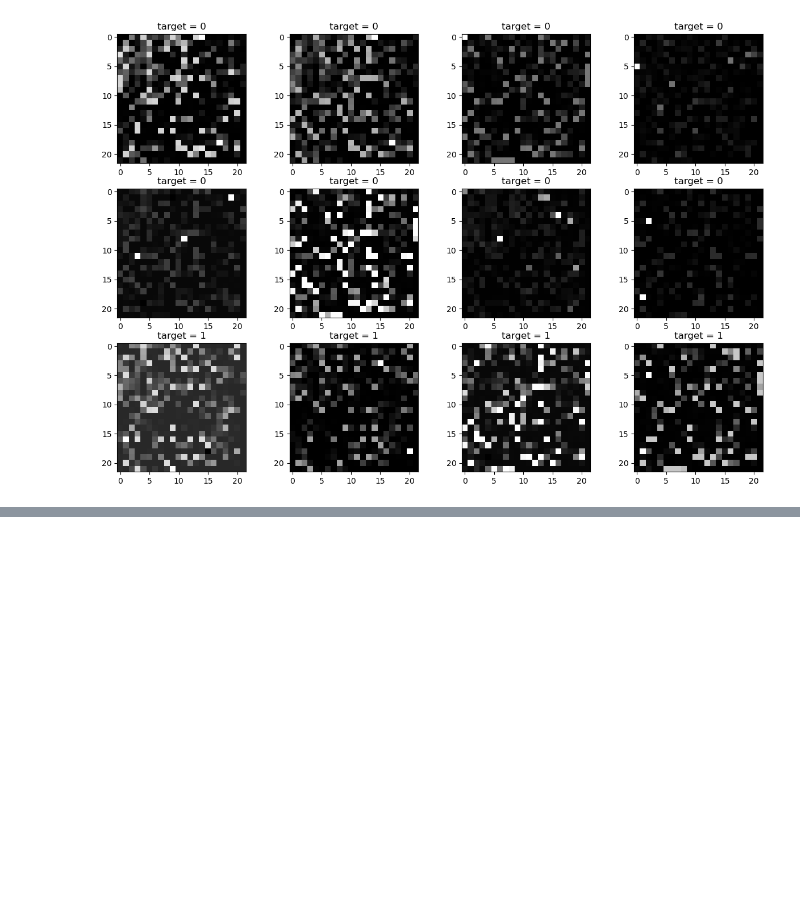
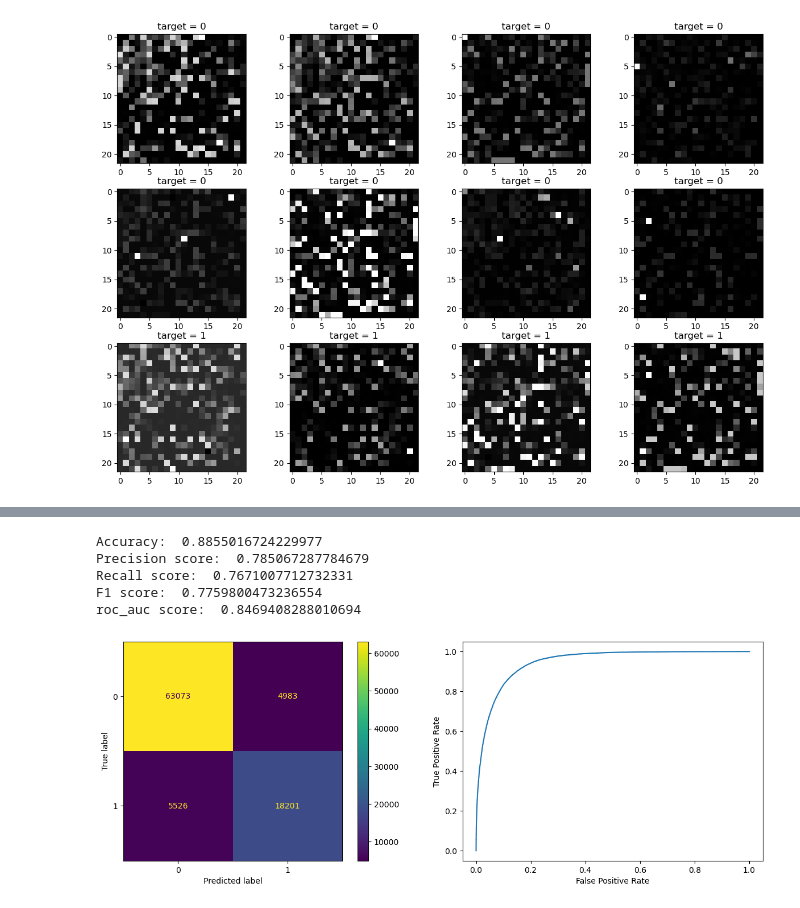
Before and after one commit to AyseAsude/American-Express-Default-Prediction, a Jupyter notebook: tab2img.ipynb, the cells around one changed output, grey strips where cells are left out. Drawn from its saved outputs; the diff is of its cells as text; code cells hidden in the pictures; blank space fills up the shorter version.

```diff
--- a/tab2img.ipynb
+++ b/tab2img.ipynb
@@ -46,0 +197,13 @@ plt.show()
+# %%
+cnn_pred = cnn_model.predict(test_images)
+cnn_pred_labels = cnn_pred.copy()
+cnn_pred_labels[cnn_pred_labels >= 0.5] = 1
+cnn_pred_labels[cnn_pred_labels < 0.5] = 0
+display_metrics(cnn_model, y_test, cnn_pred_labels, cnn_pred)
+# %% [output]
+Accuracy:  0.8855016724229977
+Precision score:  0.785067287784679
+Recall score:  0.7671007712732331
+F1 score:  0.7759800473236554
+roc_auc score:  0.8469408288010694
+[figure, added]
```
Also changed, not shown: parts of 11 cells of this notebook, 1 other file.
